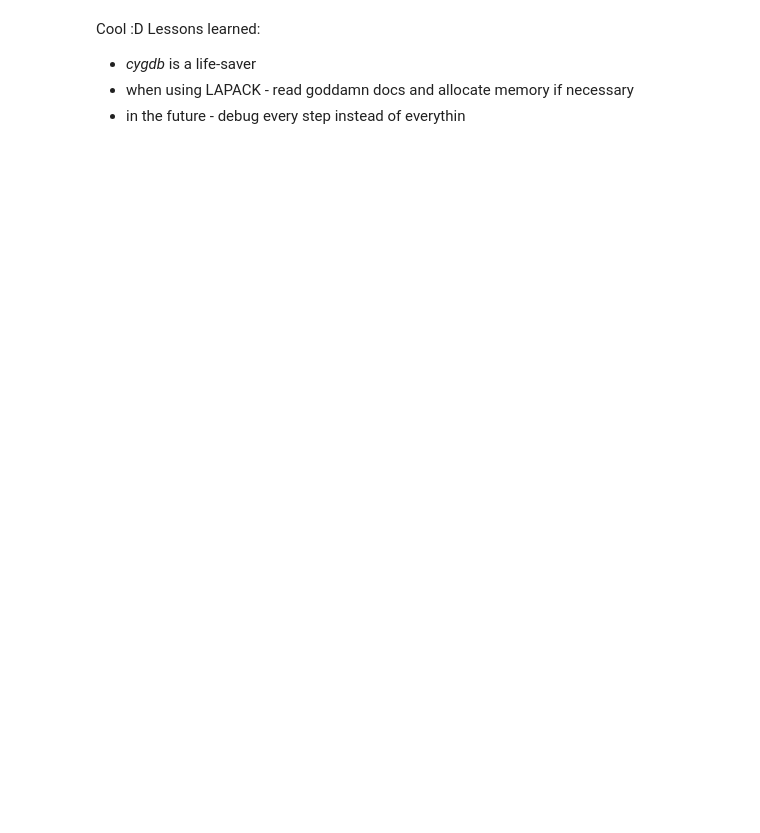
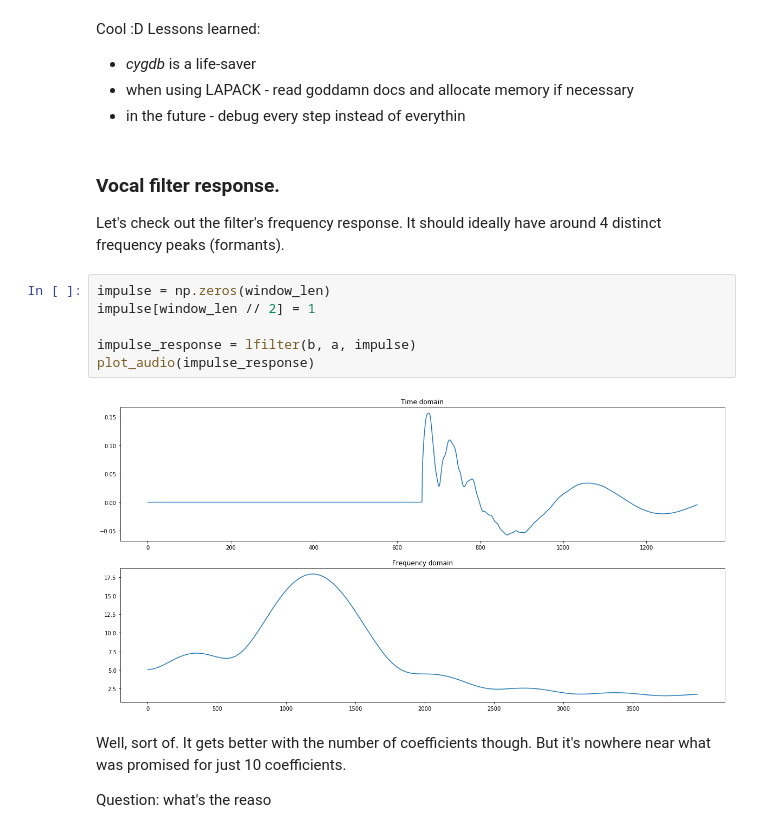
Before and after one commit to enthyp/DSP, a Jupyter notebook: lpc-10/examples/pipeline.ipynb, the cells around one changed output. Drawn from its saved outputs; the diff is of its cells as text; blank space fills up the shorter version.

Commit message:
Better.

```diff
--- a/lpc-10/examples/pipeline.ipynb
+++ b/lpc-10/examples/pipeline.ipynb
@@ -151,3 +160,18 @@ Cool :D Lessons learned:
   * _cygdb_ is a life-saver
   * when using LAPACK - read goddamn docs and allocate memory if necessary
   * in the future - debug every step instead of everythin
+# %% [markdown]
+### Vocal filter response.
+Let's check out the filter's frequency response. It should ideally have around 4 distinct frequency peaks (formants).
+# %%
+impulse = np.zeros(window_len)
+impulse[window_len // 2] = 1
+
+impulse_response = lfilter(b, a, impulse)
+plot_audio(impulse_response)
+# %% [output]
+[figure, added]
+# %% [markdown]
+Well, sort of. It gets better with the number of coefficients though. But it's nowhere near what was promised for just 10 coefficients.
+
+Question: what's the reaso
```
Also changed, not shown: parts of 15 cells of this notebook, 2 other files.
